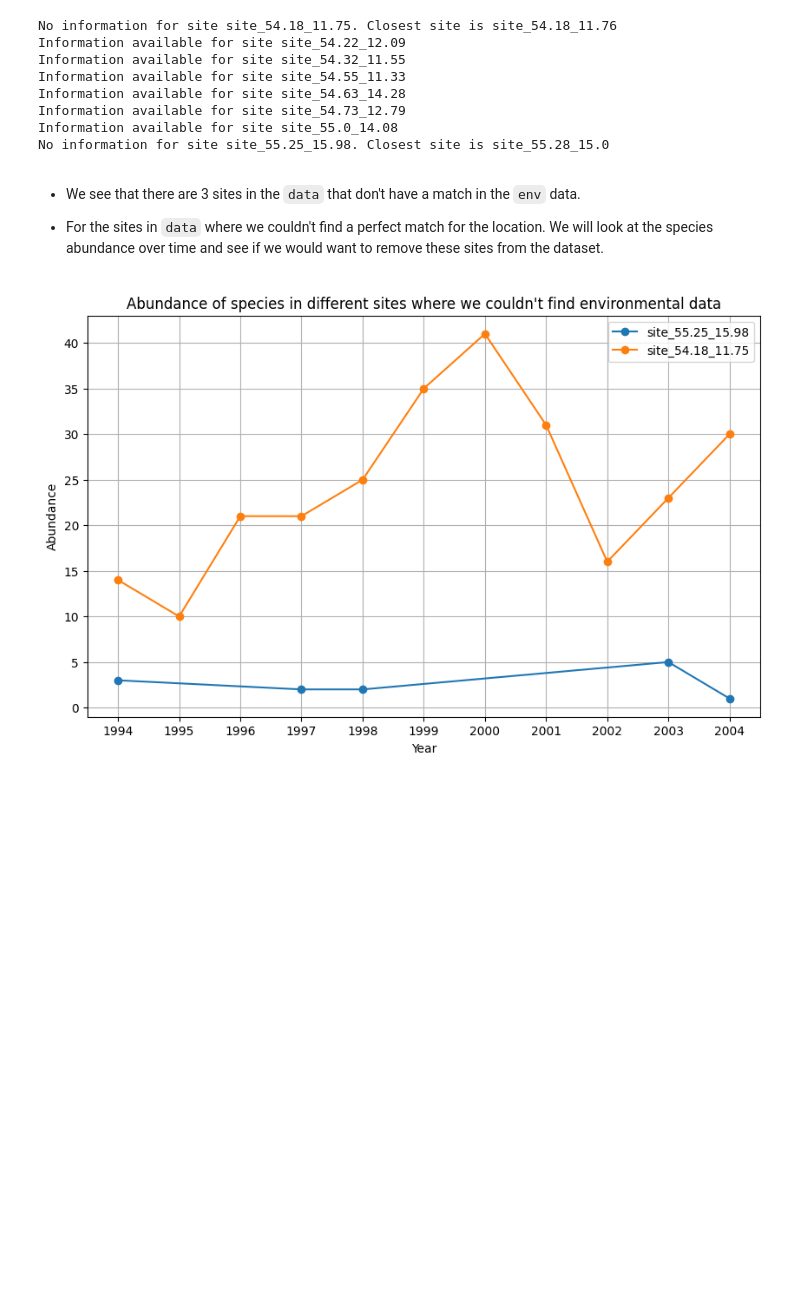
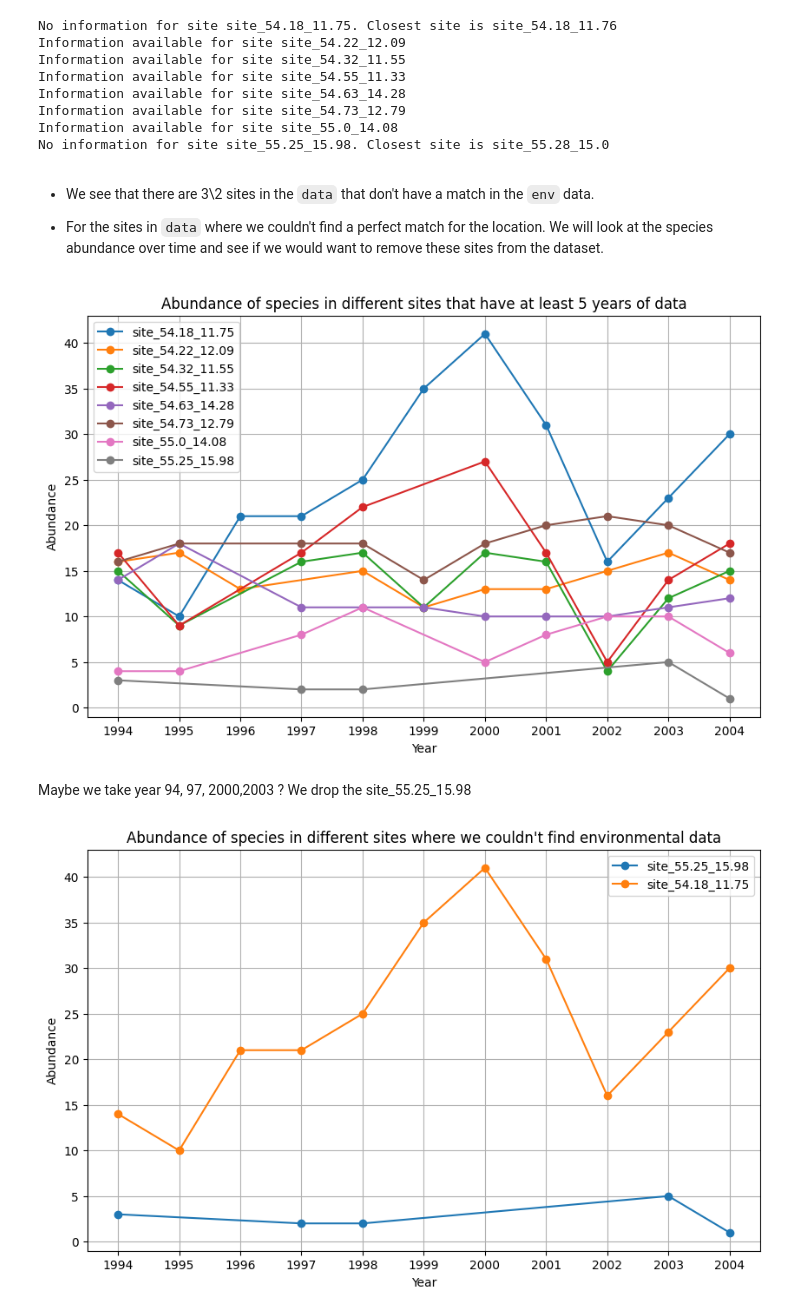
Before and after one commit to TrangNg-Th/QB2025-Project, a Jupyter notebook: 0.dataprep.ipynb, the cells around one changed output. Drawn from its saved outputs; the diff is of its cells as text; code cells hidden in the pictures; blank space fills up the shorter version.

```diff
--- a/0.dataprep.ipynb
+++ b/0.dataprep.ipynb
@@ -253,9 +253,29 @@ No information for site site_55.25_15.98. Closest site is site_55.28_15.0
 # %%
 # closest_site('site_54.22_12.09', env_sites)
 # %% [markdown]
-- We see that there are 3 sites in the `data` that don't have a match in the `env` data.
+- We see that there are 3\2 sites in the `data` that don't have a match in the `env` data.
 
 - For the sites in `data` where we couldn't find a perfect match for the location. We will look at the species abundance over time and see if we would want to remove these sites from the dataset.
+# %%
+data_plot = data.groupby(['site', 'year'])['abundance'].nunique().reset_index()
+plt.figure(figsize=(10, 6))
+for s in data['site'].unique():
+    d = data_plot[data_plot['site'] == s]
+    plt.plot(d['year'], d['abundance'], label=s, marker='o', linestyle='-')
+
+plt.legend()
+# Grid at every year
+plt.grid()
+plt.xlabel('Year')
+plt.xticks(data_plot['year'].unique())
+plt.ylabel('Abundance')
+plt.title('Abundance of species in different sites that have at least 5 years of data')
+plt.show()
+# %% [output]
+[figure, added]
+# %% [markdown]
+Maybe we take year 94, 97, 2000,2003 ?
+We drop the site_55.25_15.98
 # %%
 data_plot = data.groupby(['site', 'year'])['abundance'].nunique().reset_index()
 plt.figure(figsize=(10, 6))
```
Also changed, not shown: parts of 10 cells of this notebook, 1 other file.
